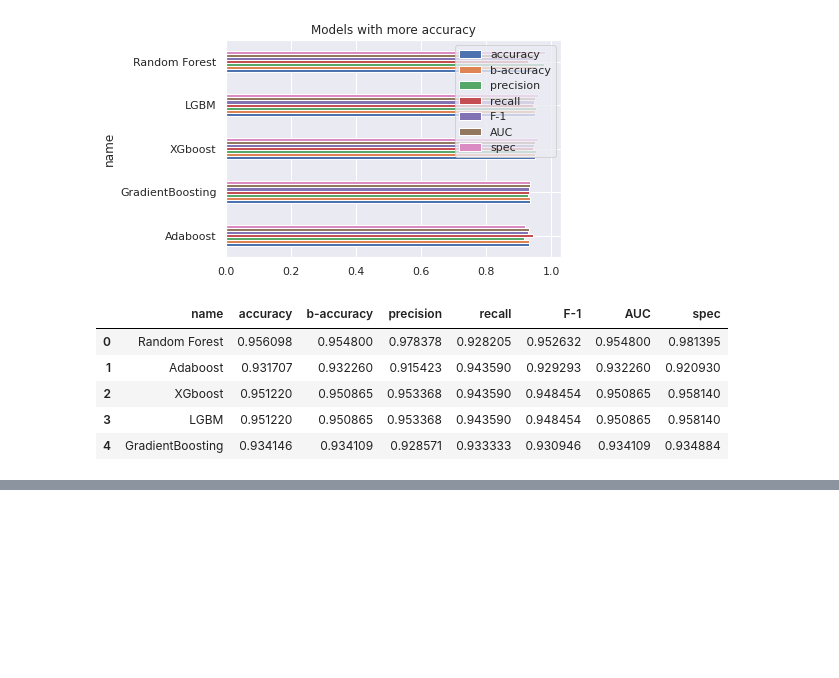
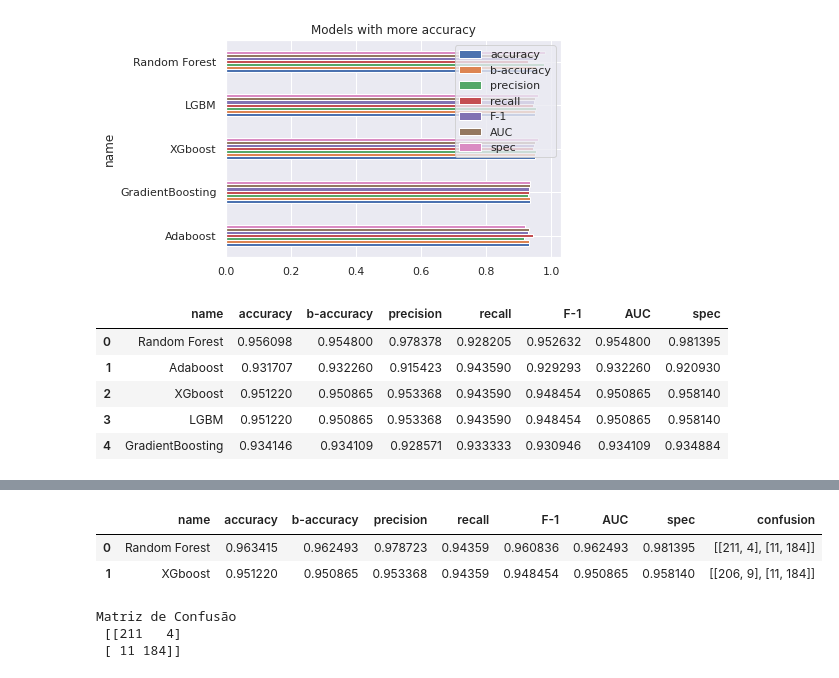
Before and after one commit to carlospc22/Projects, a Jupyter notebook: Credit/Final.ipynb, the cells around one changed output, grey strips where cells are left out. Saved outputs shown, nothing was run; the diff lists cells and outputs as text; code cells hidden in the pictures; blank space fills up the shorter version.

```diff
--- a/Credit/Final.ipynb
+++ b/Credit/Final.ipynb
@@ -1325,0 +1475,16 @@ result_quality.head(10)
+# %%
+result_quality.head()
+# %% [output]
+|  | name | accuracy | b-accuracy | precision | recall | F-1 | AUC | spec | confusion |
+| 0 | Random Forest | 0.963415 | 0.962493 | 0.978723 | 0.94359 | 0.960836 | 0.962493 | 0.981395 | [[211, 4], [11, 184]] |
+| 1 | XGboost | 0.951220 | 0.950865 | 0.953368 | 0.94359 | 0.948454 | 0.950865 | 0.958140 | [[206, 9], [11, 184]] |
+# %%
+model= RandomForestClassifier(criterion='entropy', max_depth= 17, max_features= 'log2', random_state= 42)
+classifier = model.fit(X_train,y_train)
+predictions = classifier.predict(X_test)
+confusion=metrics.confusion_matrix(y_test, predictions)
+print("Matriz de Confusão\n",confusion)
+# %% [output]
+Matriz de Confusão
+ [[211   4]
+ [ 11 184]]
```
Also changed, not shown: parts of 13 cells of this notebook.
